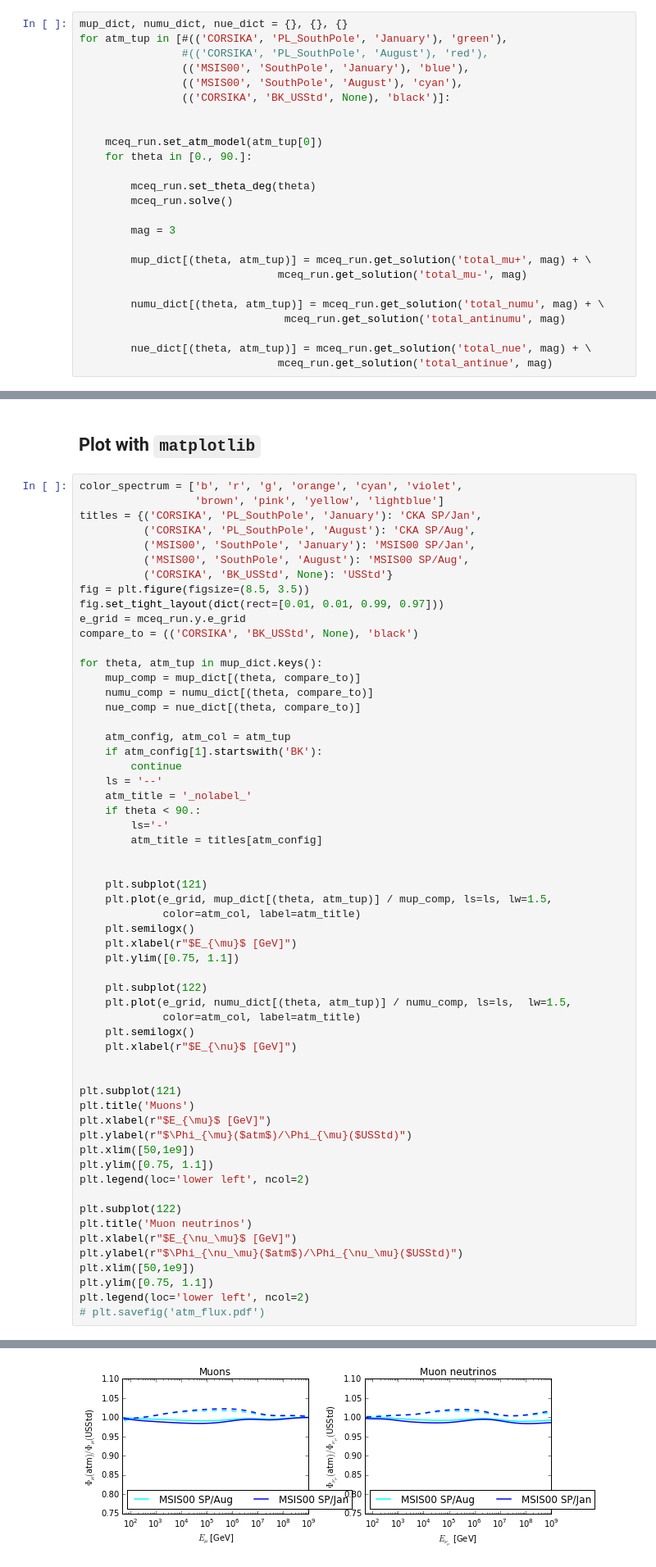
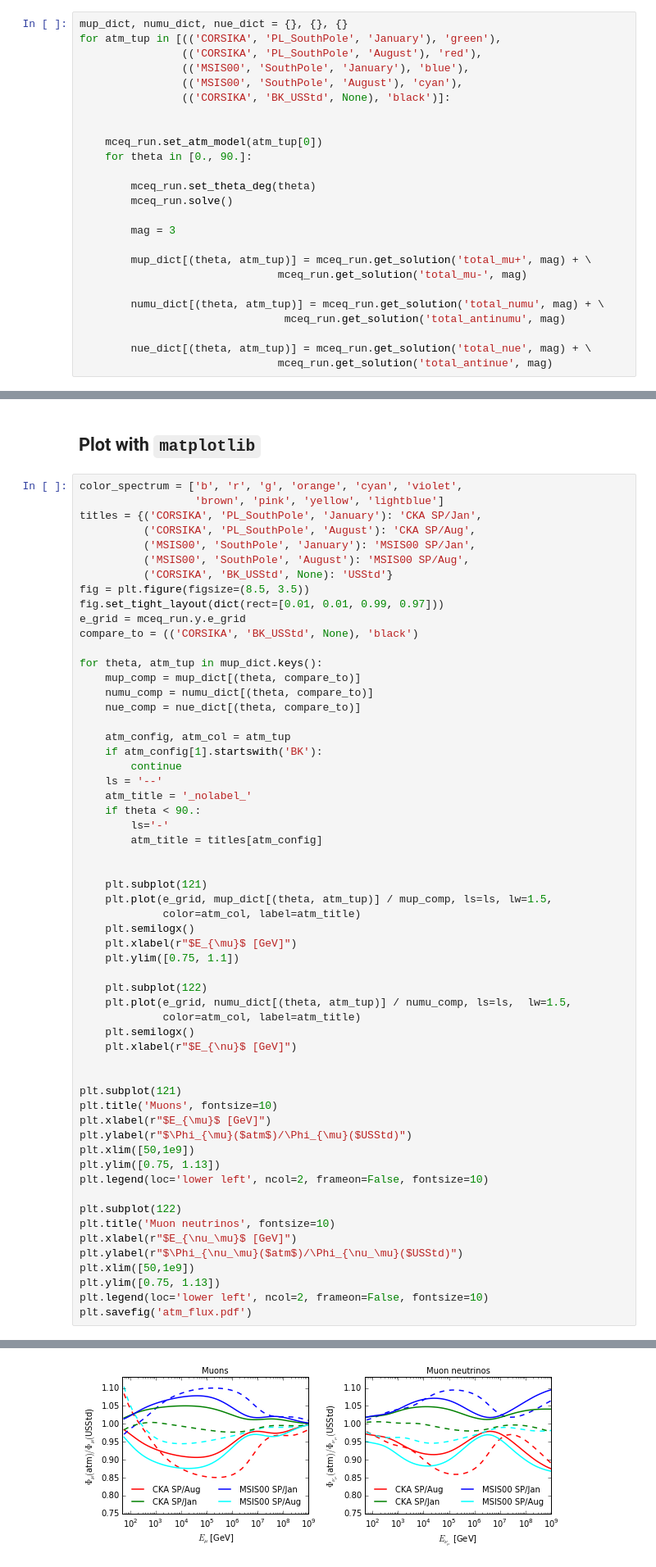
Before and after one commit to mceq-project/MCEq, a Jupyter notebook: examples/plot_atmosphere_dependence.ipynb, the cells around one changed output, grey strips where cells are left out. Shown at 82% size. Saved outputs shown, nothing was run; the diff lists cells and outputs as text.

```diff
--- a/examples/plot_atmosphere_dependence.ipynb
+++ b/examples/plot_atmosphere_dependence.ipynb
@@ -63,8 +63,8 @@ Define what to calculate
 This example will calculate the flux for 5 different atmospheric profiles and 2 zenith angles. Zenith of 0 means vertical and 90 horizontal respectively. Note that the more inclide the shower trajectory is, the more integration steps *(read: calculation time)* are necessary. The total (conventional + prompt) fluxes will be stored in the `*_dict` dictionaries for plotting in the next step.
 # %%
 mup_dict, numu_dict, nue_dict = {}, {}, {}
-for atm_tup in [#(('CORSIKA', 'PL_SouthPole', 'January'), 'green'),
-                #(('CORSIKA', 'PL_SouthPole', 'August'), 'red'),
+for atm_tup in [(('CORSIKA', 'PL_SouthPole', 'January'), 'green'),
+                (('CORSIKA', 'PL_SouthPole', 'August'), 'red'),
                 (('MSIS00', 'SouthPole', 'January'), 'blue'),
                 (('MSIS00', 'SouthPole', 'August'), 'cyan'),
                 (('CORSIKA', 'BK_USStd', None), 'black')]:
@@ -177,19 +177,19 @@ for theta, atm_tup in mup_dict.keys():
 
 
 plt.subplot(121)
-plt.title('Muons')
+plt.title('Muons', fontsize=10)
 plt.xlabel(r"$E_{\mu}$ [GeV]")
 plt.ylabel(r"$\Phi_{\mu}($atm$)/\Phi_{\mu}($USStd)")
 plt.xlim([50,1e9])
-plt.ylim([0.75, 1.1])
-plt.legend(loc='lower left', ncol=2)
+plt.ylim([0.75, 1.13])
+plt.legend(loc='lower left', ncol=2, frameon=False, fontsize=10)
 
 plt.subplot(122)
-plt.title('Muon neutrinos')
+plt.title('Muon neutrinos', fontsize=10)
 plt.xlabel(r"$E_{\nu_\mu}$ [GeV]")
 plt.ylabel(r"$\Phi_{\nu_\mu}($atm$)/\Phi_{\nu_\mu}($USStd)")
 plt.xlim([50,1e9])
-plt.ylim([0.75, 1.1])
-plt.legend(loc='lower left', ncol=2)
-# plt.savefig('atm_flux.pdf')
+plt.ylim([0.75, 1.13])
+plt.legend(loc='lower left', ncol=2, frameon=False, fontsize=10)
+plt.savefig('atm_flux.pdf')
 # %% [output]
@@ -197 +196 @@ plt.legend(loc='lower left', ncol=2)
-[figure, old version]
+[figure, new version]
```
Also changed, not shown: parts of 2 cells of this notebook, 10 other files.
